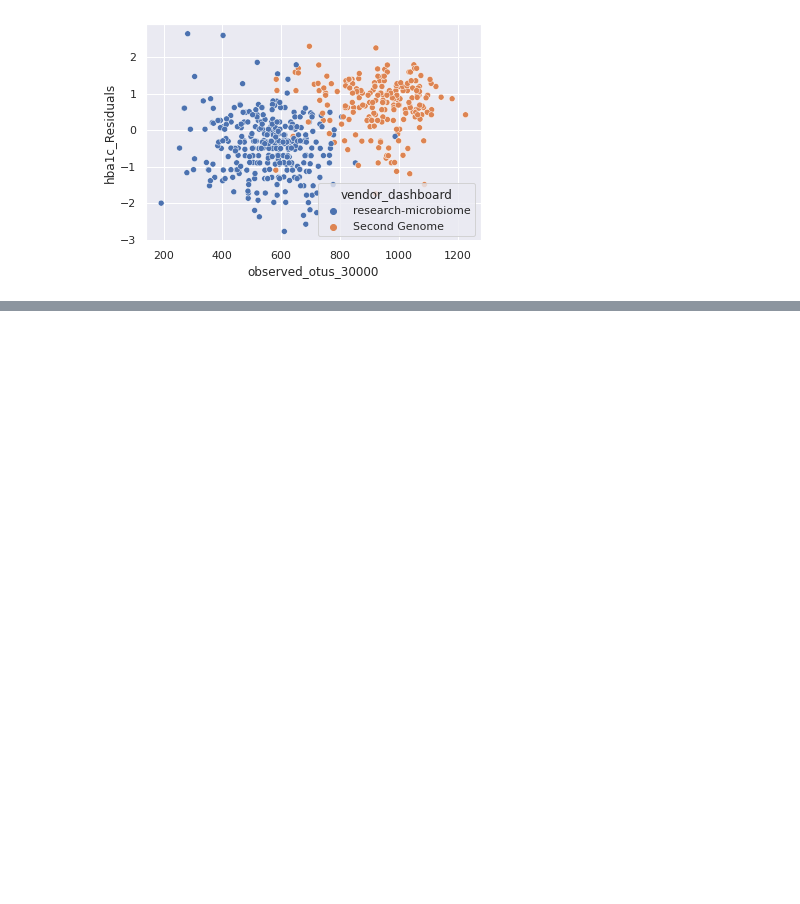
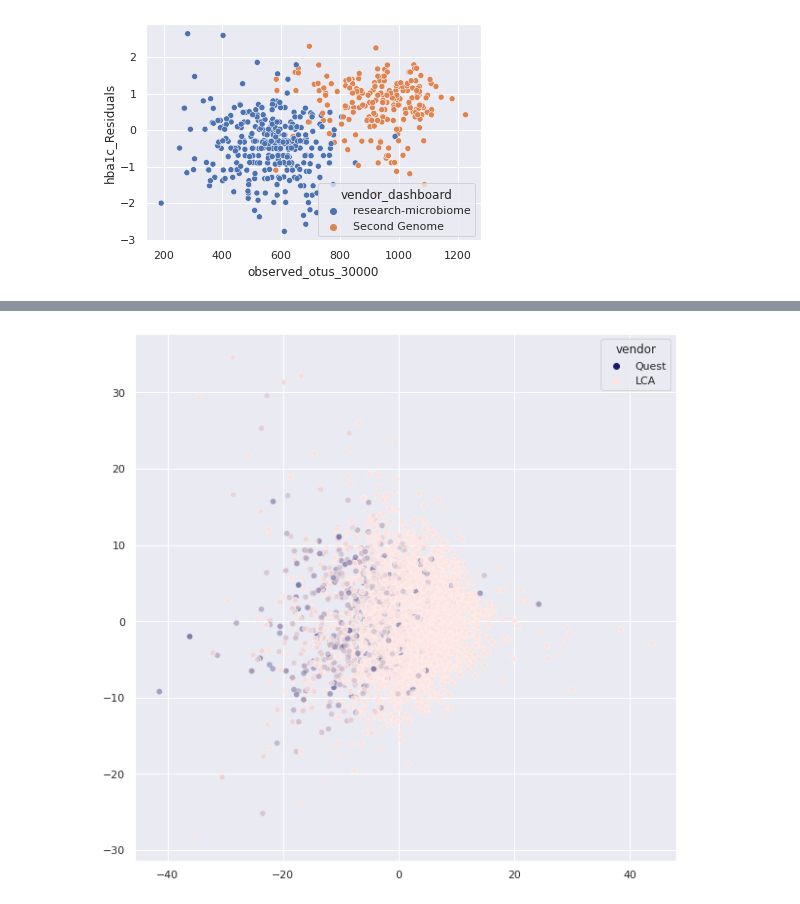
Before and after one commit to Gibbons-Lab/evan_rotation_notebooks, a Jupyter notebook: explore_health_deltas.ipynb, the cells around one changed output, grey strips where cells are left out. Saved outputs shown, nothing was run; the diff lists cells and outputs as text; code cells hidden in the pictures; blank space fills up the shorter version.

```diff
--- a/explore_health_deltas.ipynb
+++ b/explore_health_deltas.ipynb
@@ -793,0 +858,5 @@ fig1.savefig('which_vendor.png')
+# %%
+on_vendor = pd.merge(new_metabolomics, new_chemistries, how='inner', on='public_client_id')
+new_on_vendor = on_vendor[['sample_id', 'vendor']]
+# new_on_vendor.set_index(on_vendor['sample_id'],inplace=True)
+new_on_vendor
@@ -793,0 +877,3 @@ fig1.savefig('which_vendor.png')
+# %%
+final_merge = pd.merge(new_on_vendor, df_metabolites, how='inner', on='sample_id')
+final_merge
@@ -793,0 +894,5 @@ fig1.savefig('which_vendor.png')
+# %%
+from sklearn import preprocessing
+
+scaled_metabolites = preprocessing.scale(final_merge.iloc[:, 2:])
+scaled_metabolites
@@ -793,0 +913,7 @@ fig1.savefig('which_vendor.png')
+# %%
+from sklearn.decomposition import PCA
+
+pca = PCA(2)
+projected = pca.fit_transform(scaled_metabolites)
+print(projected.shape)
+projected
@@ -793,0 +929,7 @@ fig1.savefig('which_vendor.png')
+# %%
+fig = plt.figure(figsize=(10, 10))
+# sns.set(palette="deep")
+sns.scatterplot(projected[:, 0], projected[:, 1], hue=final_merge['vendor'], alpha=0.3, palette=dict(Quest = 'midnightblue', LCA = 'mistyrose'))
+fig.savefig('PCA_v1.png')
+# %% [output]
+[figure, added]
```
Also changed, not shown: parts of 12 cells of this notebook, 44 other files.
